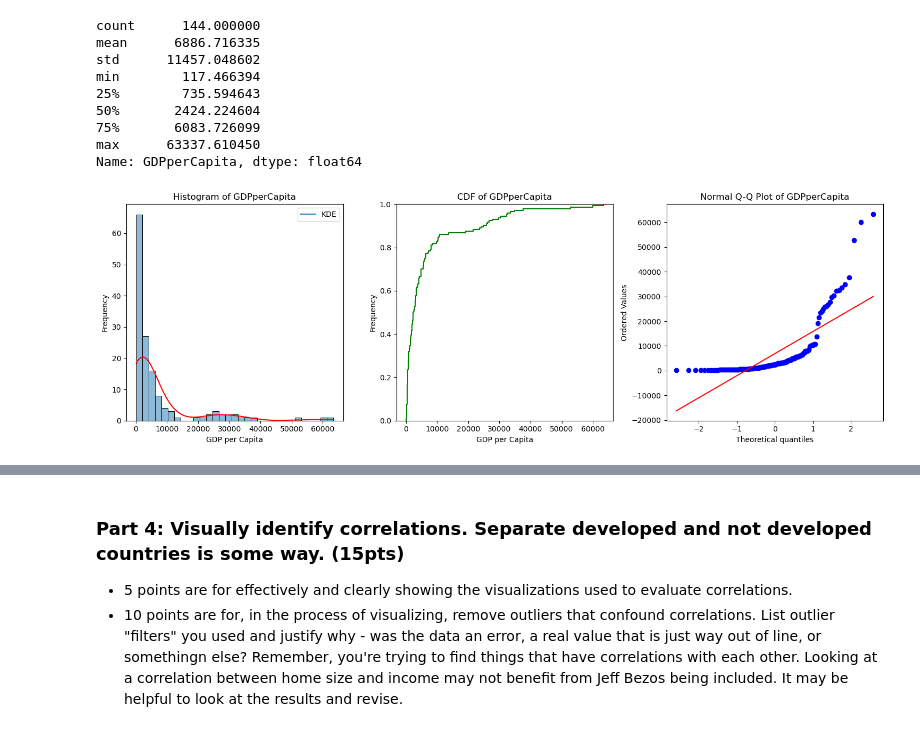
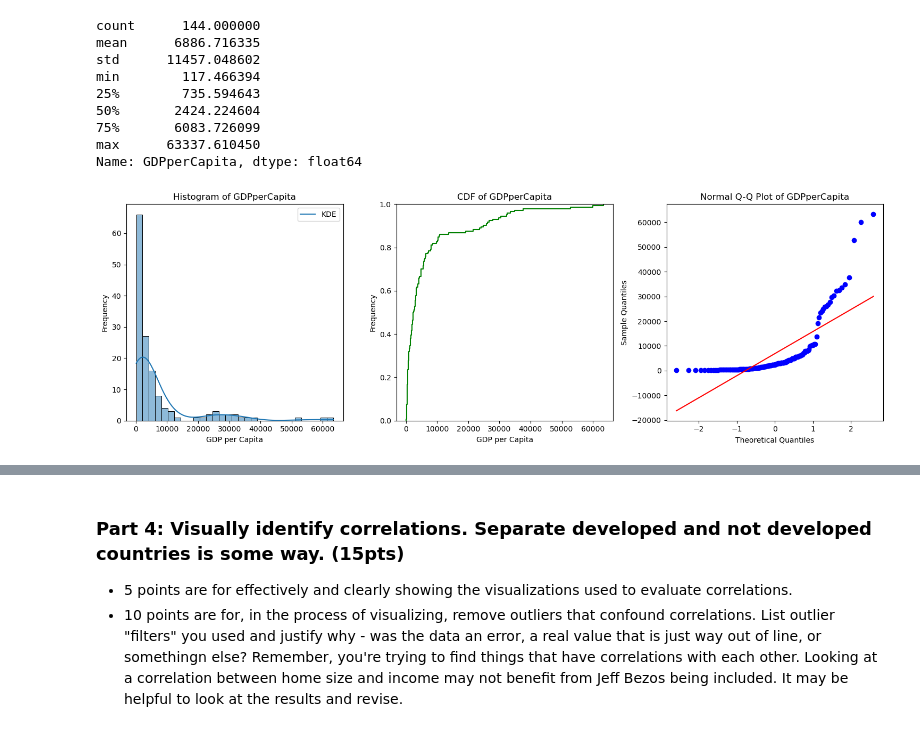
Before and after one commit to AkeemSemperDataScience/data3450-assignment-2-mlsiebold, a Jupyter notebook: START_Asn_2.ipynb, the cells around one changed output, grey strips where cells are left out. Drawn from its saved outputs; the diff is of its cells as text; code cells hidden in the pictures.

```diff
--- a/START_Asn_2.ipynb
+++ b/START_Asn_2.ipynb
@@ -325,28 +322,29 @@ Name: GDPperCapita, dtype: float64
 # %%
 # Explore data
 
 gdp_cap_list = df['GDPperCapita'].to_list()
 column = 'GDPperCapita'
 xlabel = 'GDP per Capita'
 
-fig, axes = plt.subplots(1, 3, figsize=(15, 5))                             # Create subplots
+fig, axes = plt.subplots(1, 3, figsize=(15, 5))                                 # Create subplots
 
-sns.histplot(gdp_cap_list, kde=True, line_kws={'label':'KDE'}, ax=axes[0])   # Plot histogram and density curve (KDE)
+sns.histplot(gdp_cap_list, kde=True, line_kws={'label':'KDE'}, ax=axes[0])      # Plot histogram and density curve (KDE)
 axes[0].set_title(f'Histogram of {column}')
 axes[0].set_xlabel(xlabel)
 axes[0].set_ylabel('Frequency')
 axes[0].legend()
-axes[0].lines[0].set_color('red')                                           # Change KDE color (workaround because line_kws ignores {'color':'red'} for dumb reasons I don't really understand...)
 
-sns.ecdfplot(gdp_cap_list, ax=axes[1], color='green')                        # Plot CDF
+sns.ecdfplot(gdp_cap_list, ax=axes[1], color='green')                           # Plot CDF
 axes[1].set_title(f'CDF of {column}')
 axes[1].set_xlabel(xlabel)
 axes[1].set_ylabel('Frequency')
 
 ss.probplot(gdp_cap_list, dist='norm', plot=axes[2])
 axes[2].set_title(f'Normal Q-Q Plot of {column}')
+axes[2].set_xlabel('Theoretical Quantiles')
+axes[2].set_ylabel('Sample Quantiles')
 
-plt.tight_layout()                                                          # Tight layout prevents overlapping axis labels
+plt.tight_layout()                                                              # Tight layout prevents overlapping axis labels
 plt.show()
 # %% [output]
-[figure, old version]
+[figure, new version]
```
Also changed, not shown: parts of 6 cells of this notebook.
